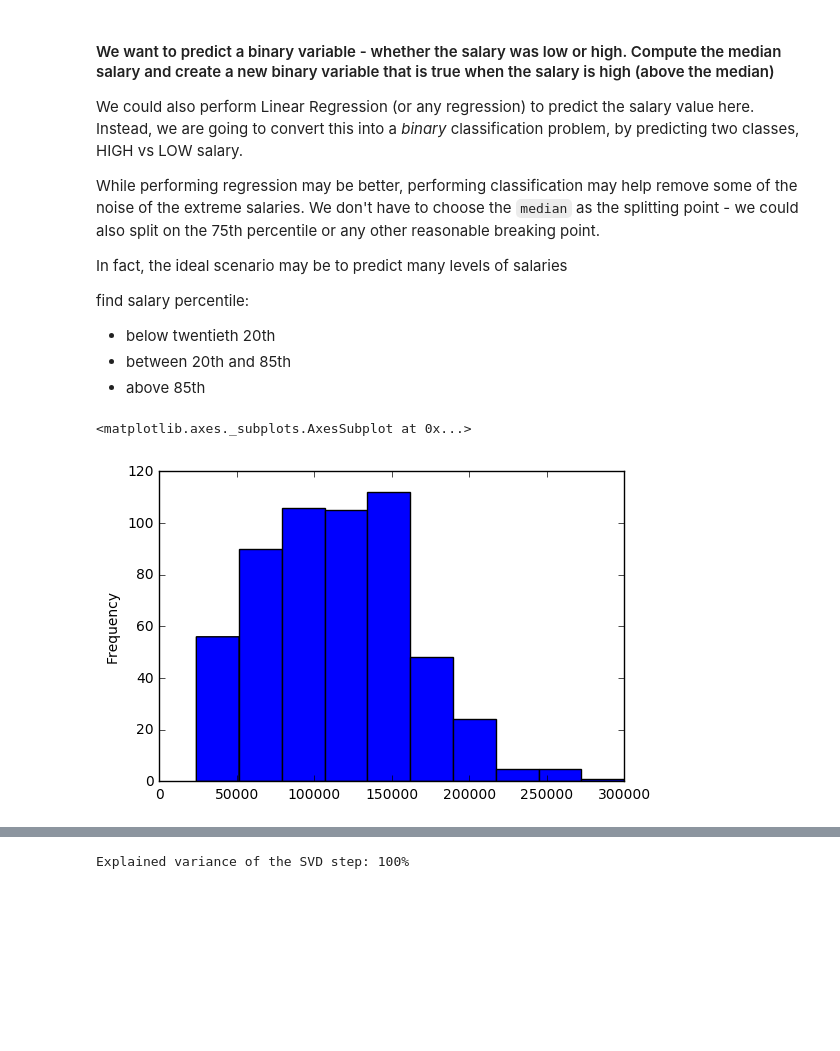
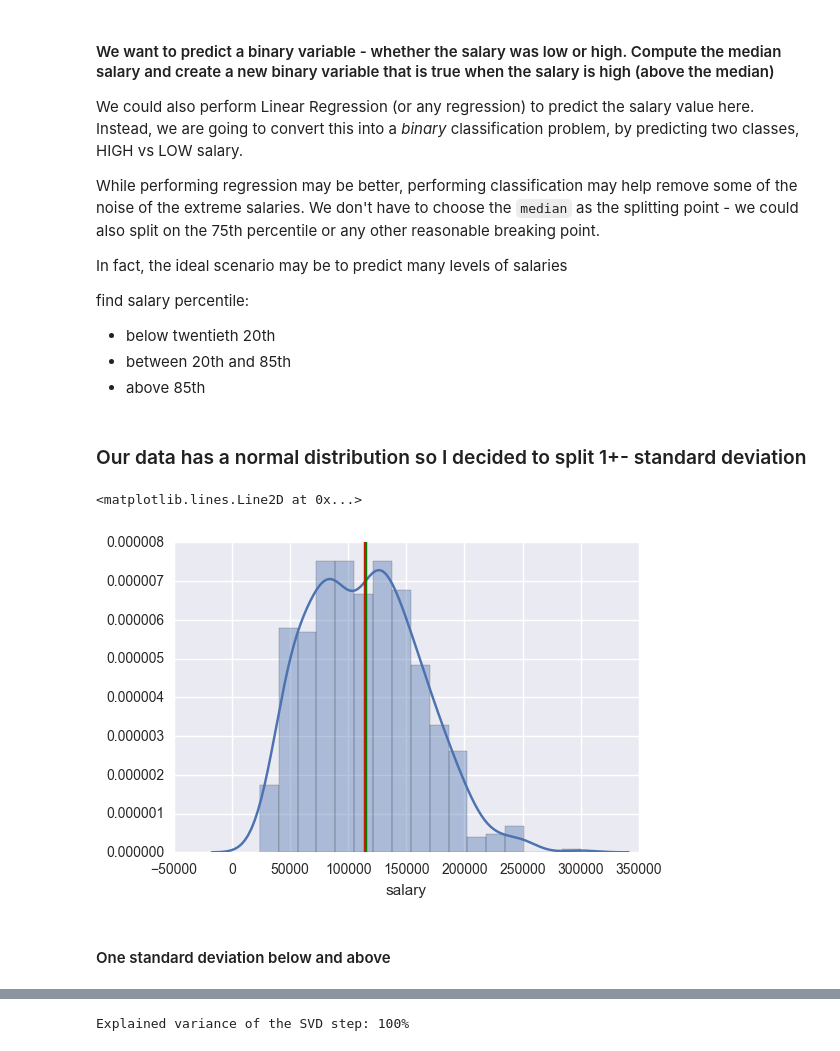
Before and after one commit to LeylaMova/indeed-salary-prediction, a Jupyter notebook: ipynb/starter_code.ipynb, the cells around one changed output, grey strips where cells are left out. Drawn from its saved outputs; the diff is of its cells as text; code cells hidden in the pictures; blank space fills up the shorter version.

```diff
--- a/ipynb/starter_code.ipynb
+++ b/ipynb/starter_code.ipynb
@@ -101,3 +109,7 @@ df = extract_posts(max_results_per_city=100, cities=cities)
+# %%
+more = pd.read_pickle('data/more.pkl')
 # %%
 df = pd.read_pickle('data/df.pkl')
+# %%
+df = df.append(more, ignore_index=True)
 # %% [markdown]
@@ -138,11 +150,17 @@ find salary percentile:
 - below twentieth 20th
 - between 20th and 85th
 - above 85th
-# %%
-df.salary.plot.hist(bins=10)
-# %% [output]
-<matplotlib.axes._subplots.AxesSubplot at 0x...>
-[figure, removed]
+# %% [markdown]
+### Our data has a normal distribution so I decided to split 1+- standard deviation
+# %%
+ax = sns.distplot(df['salary'])
+ax.axvline(df['salary'].mean(), c='r')
+ax.axvline(df['salary'].median(), c='g')
+# %% [output]
+<matplotlib.lines.Line2D at 0x...>
+[figure, added]
+# %% [markdown]
+#### One standard deviation below and above
 # %%
 twentieth = df['salary'].quantile(0.20)
 eightyfifth = df['salary'].quantile(0.85)
```
Also changed, not shown: parts of 88 cells of this notebook, 12 other files.
